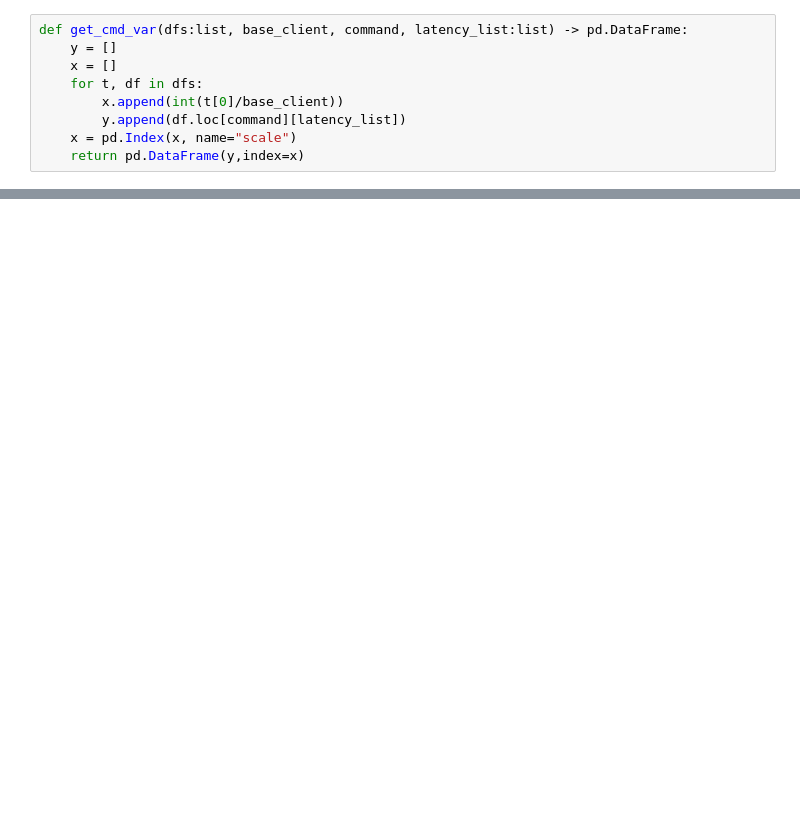
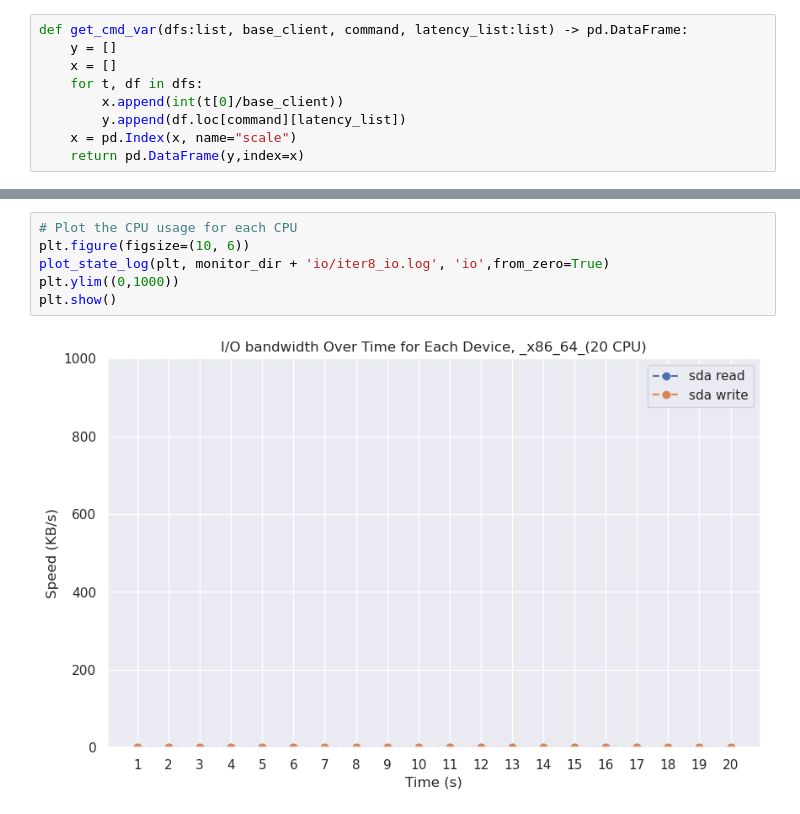
Before and after one commit to LiuZhetan/application_benchmark, a Jupyter notebook: redis/visualization.ipynb, the cells around one changed output, grey strips where cells are left out. Saved outputs shown, nothing was run; the diff lists cells and outputs as text; blank space fills up the shorter version.

```diff
--- a/redis/visualization.ipynb
+++ b/redis/visualization.ipynb
@@ -201,0 +234,8 @@ plt.show()
+# %%
+# Plot the CPU usage for each CPU
+plt.figure(figsize=(10, 6))
+plot_state_log(plt, monitor_dir + 'io/iter8_io.log', 'io',from_zero=True)
+plt.ylim((0,1000))
+plt.show()
+# %% [output]
+[figure, added]
```
Also changed, not shown: parts of 8 cells of this notebook, 1 other file.
